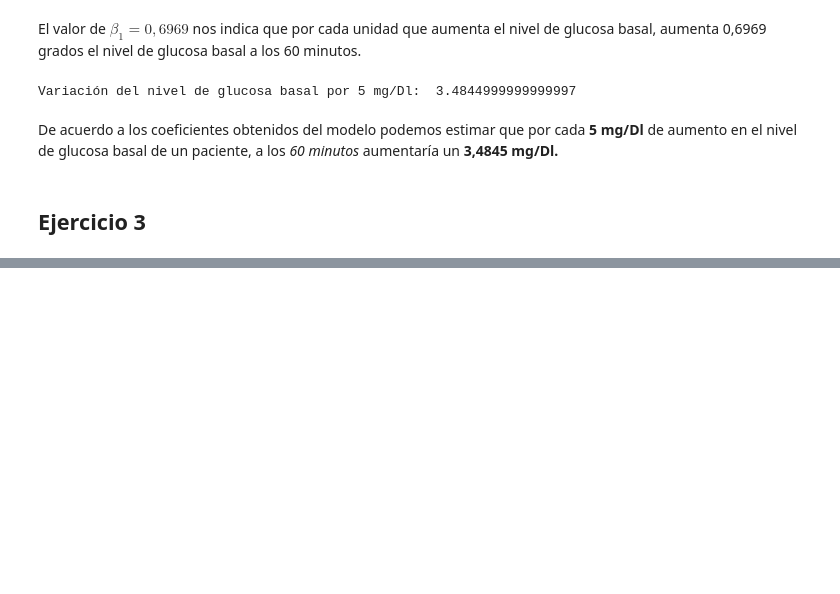
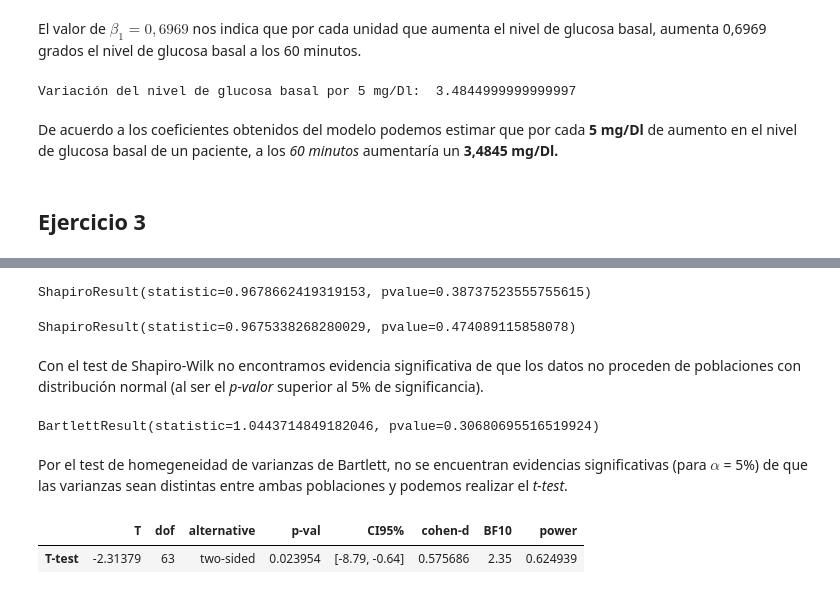
Before and after one commit to storresbusquets/UCM-Projects, a Jupyter notebook: Entrega Estadistica.ipynb, the cells around one changed output, grey strips where cells are left out. Cells and saved outputs as stored; diff of their text form; code cells hidden in the pictures; blank space fills up the shorter version.

```diff
--- a/Entrega Estadistica.ipynb
+++ b/Entrega Estadistica.ipynb
@@ -377,0 +426,25 @@ De acuerdo a los coeficientes obtenidos del modelo podemos estimar que por cada
+# %%
+# Test de normalidad Shapiro-Wilk
+stats.shapiro(ngb1)
+# %% [output]
+ShapiroResult(statistic=0.9678662419319153, pvalue=0.38737523555755615)
+# %%
+# Test de normalidad Shapiro-Wilk
+stats.shapiro(ngb2)
+# %% [output]
+ShapiroResult(statistic=0.9675338268280029, pvalue=0.474089115858078)
+# %% [markdown]
+Con el test de Shapiro-Wilk no encontramos evidencia significativa de que los datos no proceden de poblaciones con distribución normal (al ser el *p-valor* superior al 5% de significancia).
+# %%
+# Test de homocedasticidad
+stats.bartlett(ngb1, ngb2)
+# %% [output]
+BartlettResult(statistic=1.0443714849182046, pvalue=0.30680695516519924)
+# %% [markdown]
+Por el test de homegeneidad de varianzas de Bartlett, no se encuentran evidencias significativas (para $\alpha$ = 5%) de que las varianzas sean distintas entre ambas poblaciones y podemos realizar el *t-test*.
+# %%
+import pingouin as pg
+pg.ttest(x=ngb1, y=ngb2, alternative='two-sided', correction=False, confidence=0.95)
+# %% [output]
+|  | T | dof | alternative | p-val | CI95% | cohen-d | BF10 | power |
+| T-test | -2.31379 | 63 | two-sided | 0.023954 | [-8.79, -0.64] | 0.575686 | 2.35 | 0.624939 |
```
Also changed, not shown: parts of 62 cells of this notebook.
